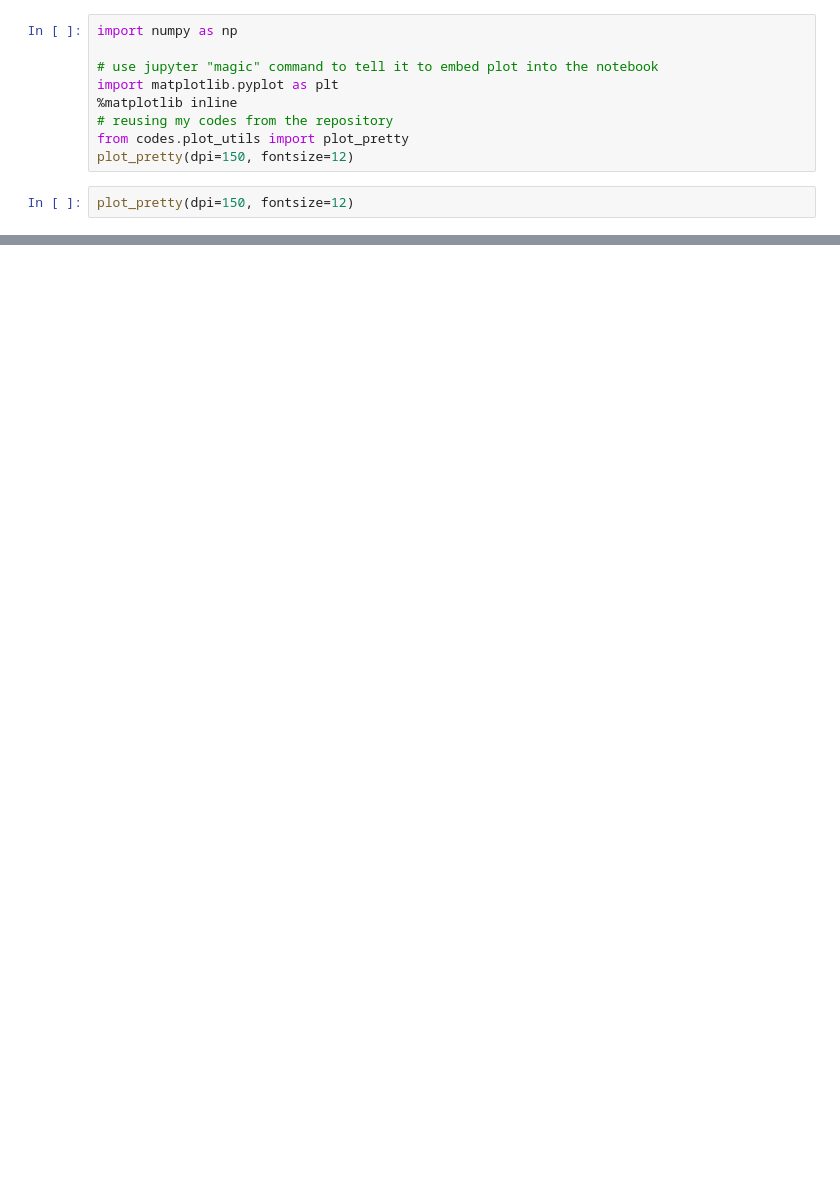
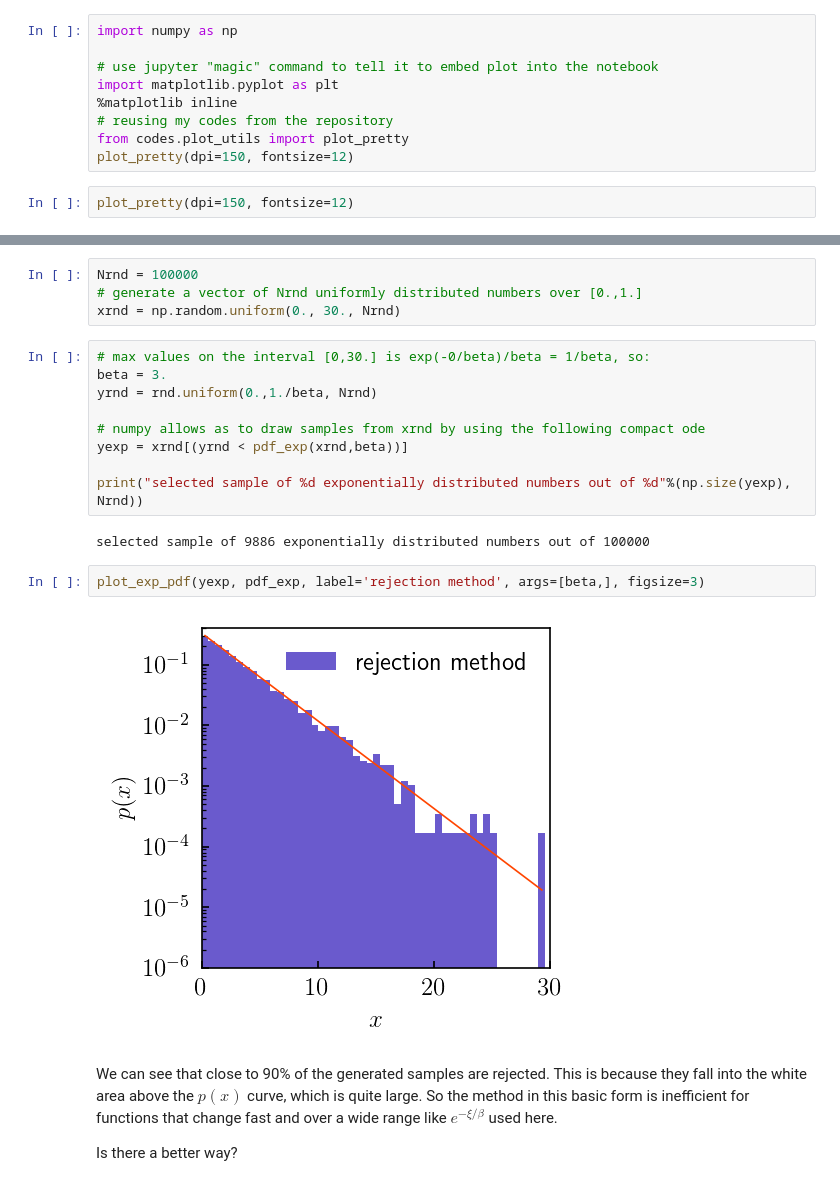
Before and after one commit to a-kravtsov/a211w20, a Jupyter notebook: 06c_distribution_sampling.ipynb, the cells around one changed output, grey strips where cells are left out. Cells and saved outputs as stored; diff of their text form; blank space fills up the shorter version.

```diff
--- a/06c_distribution_sampling.ipynb
+++ b/06c_distribution_sampling.ipynb
@@ -121,0 +175,23 @@ such averages can be more accurate than the straightforward average over $p(x)$.
+# %%
+Nrnd = 100000
+# generate a vector of Nrnd uniformly distributed numbers over [0.,1.]
+xrnd = np.random.uniform(0., 30., Nrnd)
+# %%
+# max values on the interval [0,30.] is exp(-0/beta)/beta = 1/beta, so:
+beta = 3.
+yrnd = rnd.uniform(0.,1./beta, Nrnd)
+
+# numpy allows as to draw samples from xrnd by using the following compact ode
+yexp = xrnd[(yrnd < pdf_exp(xrnd,beta))]
+
+print("selected sample of %d exponentially distributed numbers out of %d"%(np.size(yexp), Nrnd))
+# %% [output]
+selected sample of 9886 exponentially distributed numbers out of 100000
+# %%
+plot_exp_pdf(yexp, pdf_exp, label='rejection method', args=[beta,], figsize=3)
+# %% [output]
+[figure, added]
+# %% [markdown]
+We can see that close to 90% of the generated samples are rejected. This is because they fall into the white area above the $p(x)$ curve, which is quite large. So the method in this basic form is inefficient for functions that change fast and over a wide range like $e^{-\xi/\beta}$ used here.
+
+Is there a better way?
```
Also changed, not shown: parts of 46 cells of this notebook, 3 other files.
